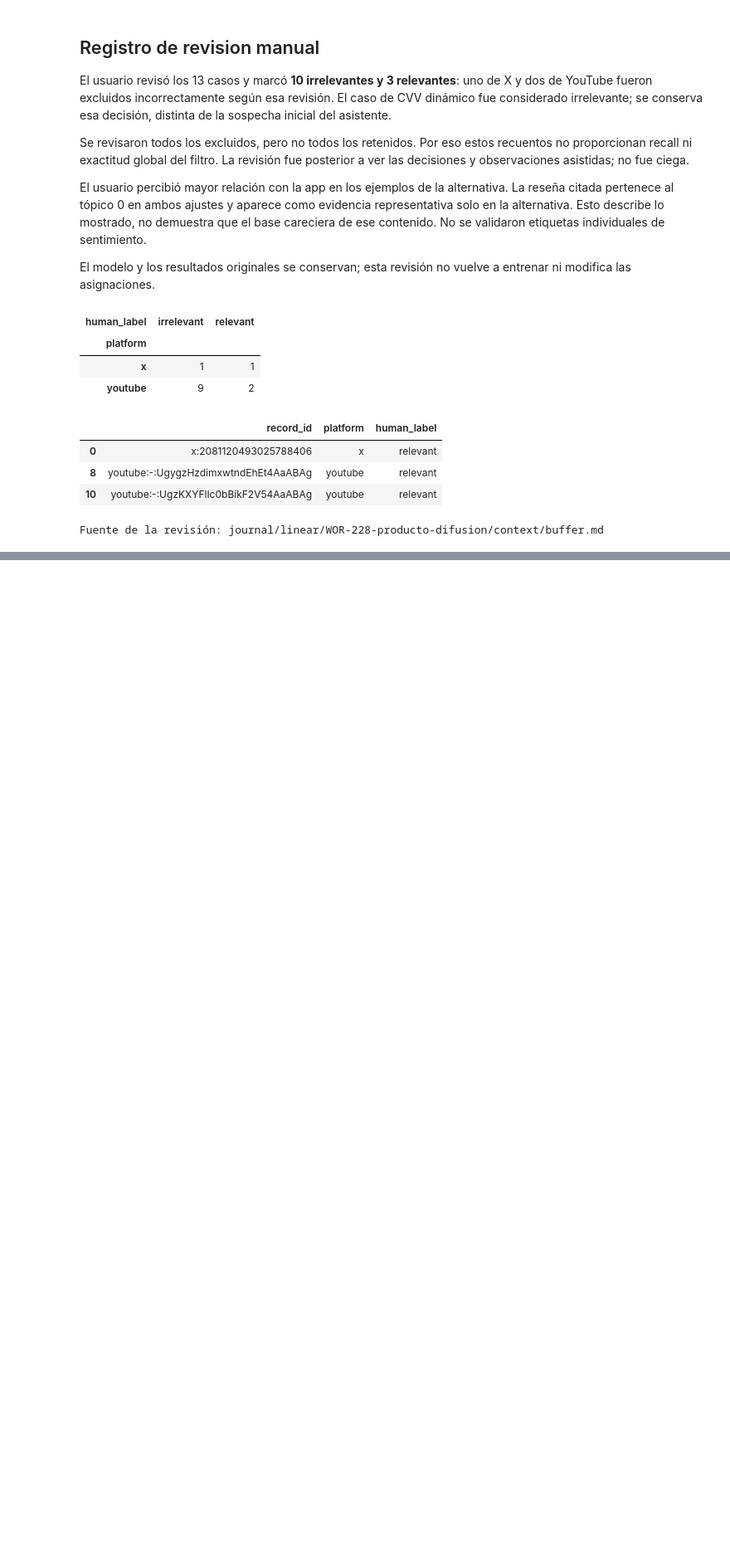
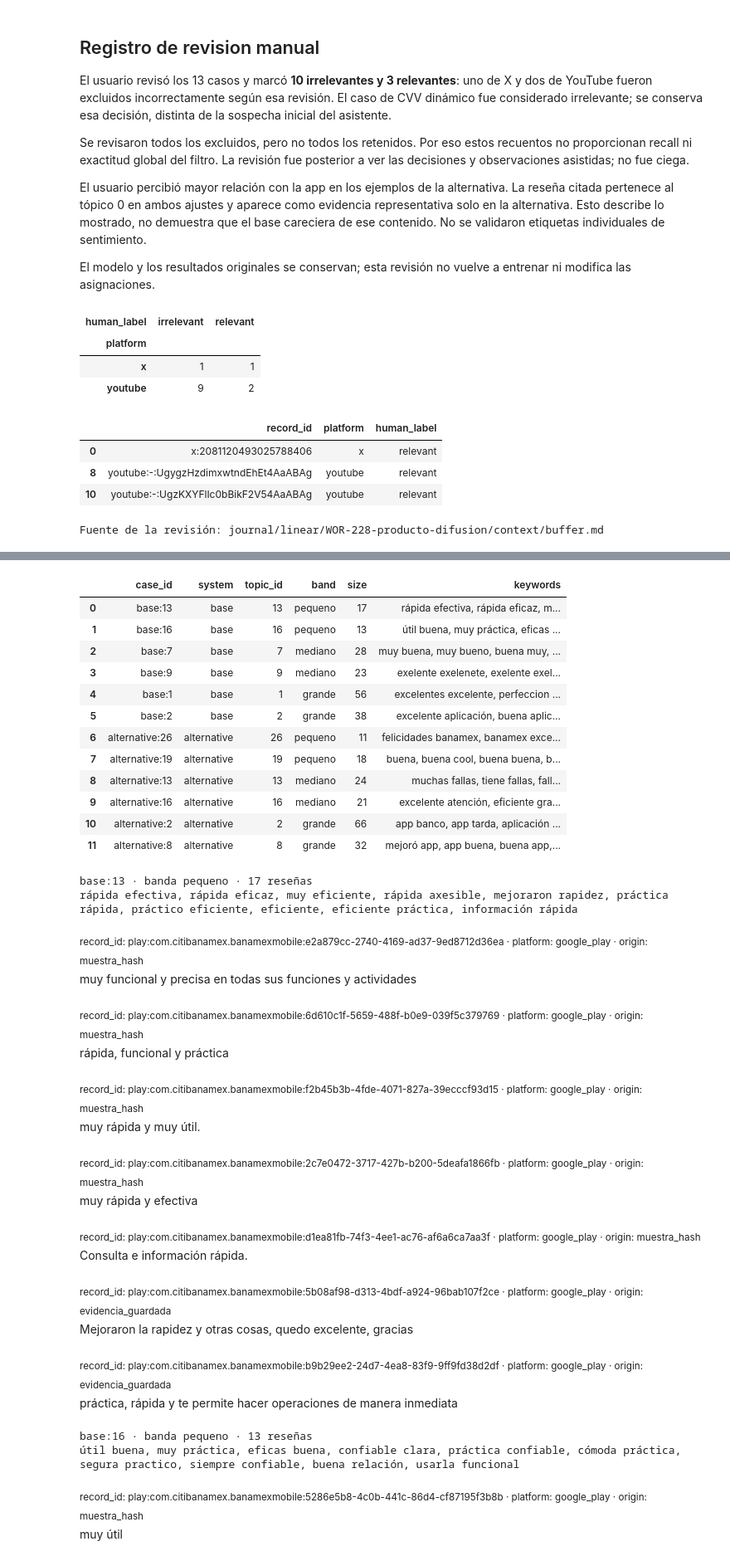
Before and after one commit to nessBautista/voc, a Jupyter notebook: reports/difusion/comparacion-base-alternativa.ipynb, the cells around one changed output, grey strips where cells are left out. Shown at 83% size. Cells and saved outputs as stored; diff of their text form; code cells hidden in the pictures; blank space fills up the shorter version.

```diff
--- a/reports/difusion/comparacion-base-alternativa.ipynb
+++ b/reports/difusion/comparacion-base-alternativa.ipynb
@@ -286,0 +395,45 @@ Evidencia exportada: /workspace/vaults/sonar/code/repos/voc-difusion/data/experi
+# %%
+from apoyo_validacion import topic_review_cases, review_sheet
+review_cases_topics, review_selection = topic_review_cases(topic_tables, frames, analyses)
+assert len(review_selection) == 12 and review_selection.case_id.is_unique
+review_path = NB_ROOT / "revision-manual/topicos.csv"
+review = review_sheet(review_path, review_selection, protocol["protocol_id"])
+display(review_selection)
+for case in review_cases_topics:
+    print(f"{case['case_id']} · banda {case['band']} · {case['size']} reseñas")
+    print(case["keywords"])
+    show_texts(case["reviews"])
+# %% [output]
+|  | case_id | system | topic_id | band | size | keywords |
+| 0 | base:13 | base | 13 | pequeno | 17 | rápida efectiva, rápida eficaz, m... |
+| 1 | base:16 | base | 16 | pequeno | 13 | útil buena, muy práctica, eficas ... |
+| 2 | base:7 | base | 7 | mediano | 28 | muy buena, muy bueno, buena muy, ... |
+| 3 | base:9 | base | 9 | mediano | 23 | exelente exelenete, exelente exel... |
+| 4 | base:1 | base | 1 | grande | 56 | excelentes excelente, perfeccion ... |
+| 5 | base:2 | base | 2 | grande | 38 | excelente aplicación, buena aplic... |
+| 6 | alternative:26 | alternative | 26 | pequeno | 11 | felicidades banamex, banamex exce... |
+| 7 | alternative:19 | alternative | 19 | pequeno | 18 | buena, buena cool, buena buena, b... |
+| 8 | alternative:13 | alternative | 13 | mediano | 24 | muchas fallas, tiene fallas, fall... |
+| 9 | alternative:16 | alternative | 16 | mediano | 21 | excelente atención, eficiente gra... |
+| 10 | alternative:2 | alternative | 2 | grande | 66 | app banco, app tarda, aplicación ... |
+| 11 | alternative:8 | alternative | 8 | grande | 32 | mejoró app, app buena, buena app,... |
+base:13 · banda pequeno · 17 reseñas
+rápida efectiva, rápida eficaz, muy eficiente, rápida axesible, mejoraron rapidez, práctica rápida, práctico eficiente, eficiente, eficiente práctica, información rápida
+record_id: play:com.citibanamex.banamexmobile:e2a879cc-2740-4169-ad37-9ed8712d36ea · platform: google_play · origin: muestra_hash
+muy funcional y precisa en todas sus funciones y actividades
+record_id: play:com.citibanamex.banamexmobile:6d610c1f-5659-488f-b0e9-039f5c379769 · platform: google_play · origin: muestra_hash
+rápida, funcional y práctica
+record_id: play:com.citibanamex.banamexmobile:f2b45b3b-4fde-4071-827a-39ecccf93d15 · platform: google_play · origin: muestra_hash
+muy rápida y muy útil.
+record_id: play:com.citibanamex.banamexmobile:2c7e0472-3717-427b-b200-5deafa1866fb · platform: google_play · origin: muestra_hash
+muy rápida y efectiva
+record_id: play:com.citibanamex.banamexmobile:d1ea81fb-74f3-4ee1-ac76-af6a6ca7aa3f · platform: google_play · origin: muestra_hash
+Consulta e información rápida.
+record_id: play:com.citibanamex.banamexmobile:5b08af98-d313-4bdf-a924-96bab107f2ce · platform: google_play · origin: evidencia_guardada
+Mejoraron la rapidez y otras cosas, quedo excelente, gracias
+record_id: play:com.citibanamex.banamexmobile:b9b29ee2-24d7-4ea8-83f9-9ff9fd38d2df · platform: google_play · origin: evidencia_guardada
+práctica, rápida y te permite hacer operaciones de manera inmediata
+base:16 · banda pequeno · 13 reseñas
+útil buena, muy práctica, eficas buena, confiable clara, práctica confiable, cómoda práctica, segura practico, siempre confiable, buena relación, usarla funcional
+record_id: play:com.citibanamex.banamexmobile:5286e5b8-4c0b-441c-86d4-cf87195f3b8b · platform: google_play · origin: muestra_hash
+muy útil
```
Also changed, not shown: parts of 14 cells of this notebook, 57 other files.
